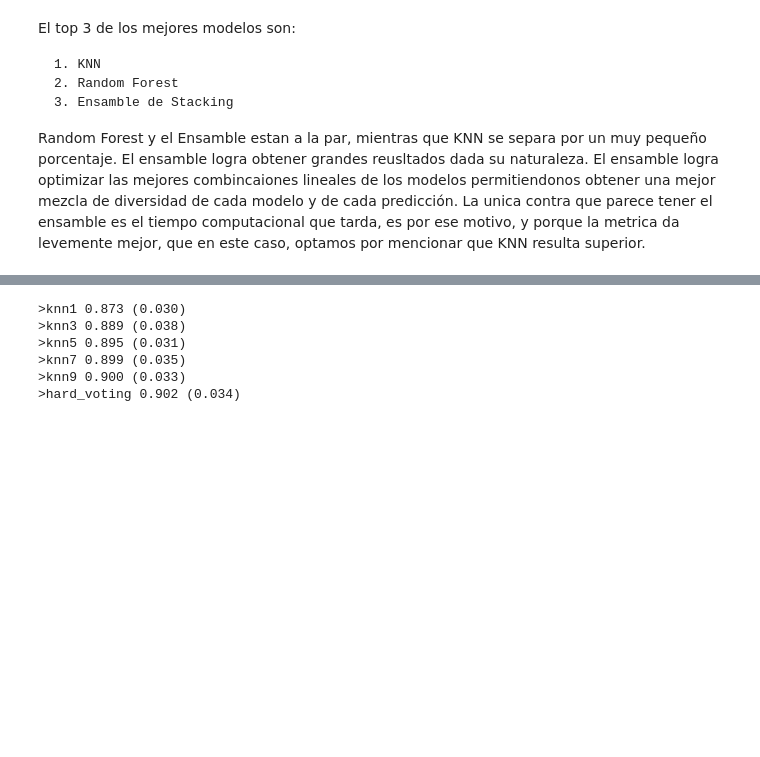
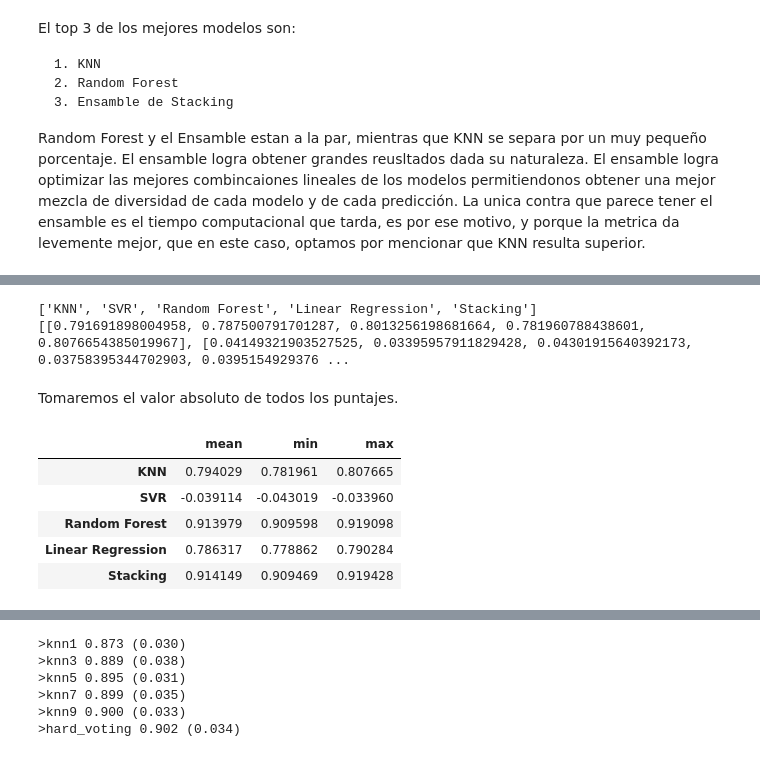
Before and after one commit to Naza26/7506R_TP2_GRUPO01_ENTREGA, a Jupyter notebook: 7506R_TP2_GRUPO01_ENTREGA.ipynb, the cells around one changed output, grey strips where cells are left out. Saved outputs shown, nothing was run; the diff lists cells and outputs as text; code cells hidden in the pictures; blank space fills up the shorter version.

```diff
--- a/7506R_TP2_GRUPO01_ENTREGA.ipynb
+++ b/7506R_TP2_GRUPO01_ENTREGA.ipynb
@@ -1243,5 +1273,8 @@ model_scores
 # %%
 model_names = list(model_scores.keys())
-results = [model_scores[model] for model in model_names]
+results = [[abs(x) for x in model_scores[model]] for model in model_names]
 print(model_names)
 print(results)
+# %% [output]
+['KNN', 'SVR', 'Random Forest', 'Linear Regression', 'Stacking']
+[[0.791691898004958, 0.787500791701287, 0.8013256198681664, 0.781960788438601, 0.8076654385019967], [0.04149321903527525, 0.03395957911829428, 0.04301915640392173, 0.03758395344702903, 0.0395154929376 ...
@@ -1250,0 +1281,12 @@ plot_results(model_scores, name='stacking_model_cv')
+# %% [markdown]
+Tomaremos el valor absoluto de todos los puntajes.
+# %%
+model_scores = pd.DataFrame(model_scores)
+model_scores.describe().T[['mean', 'min', 'max']]
+# %% [output]
+|  | mean | min | max |
+| KNN | 0.794029 | 0.781961 | 0.807665 |
+| SVR | -0.039114 | -0.043019 | -0.033960 |
+| Random Forest | 0.913979 | 0.909598 | 0.919098 |
+| Linear Regression | 0.786317 | 0.778862 | 0.790284 |
+| Stacking | 0.914149 | 0.909469 | 0.919428 |
```
Also changed, not shown: parts of 12 cells of this notebook.
